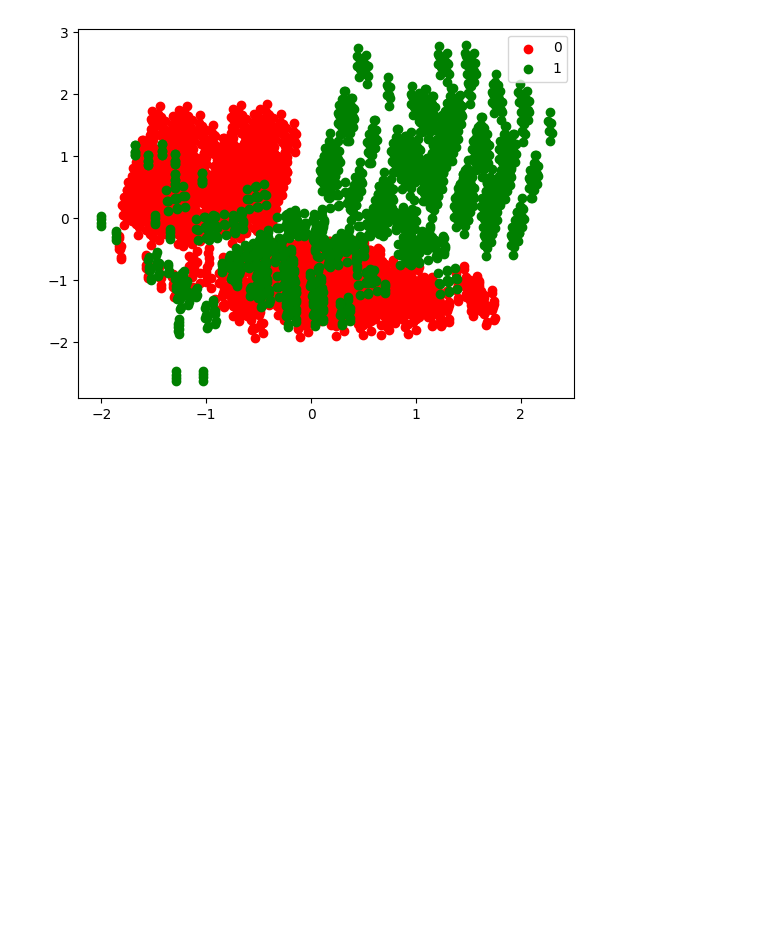
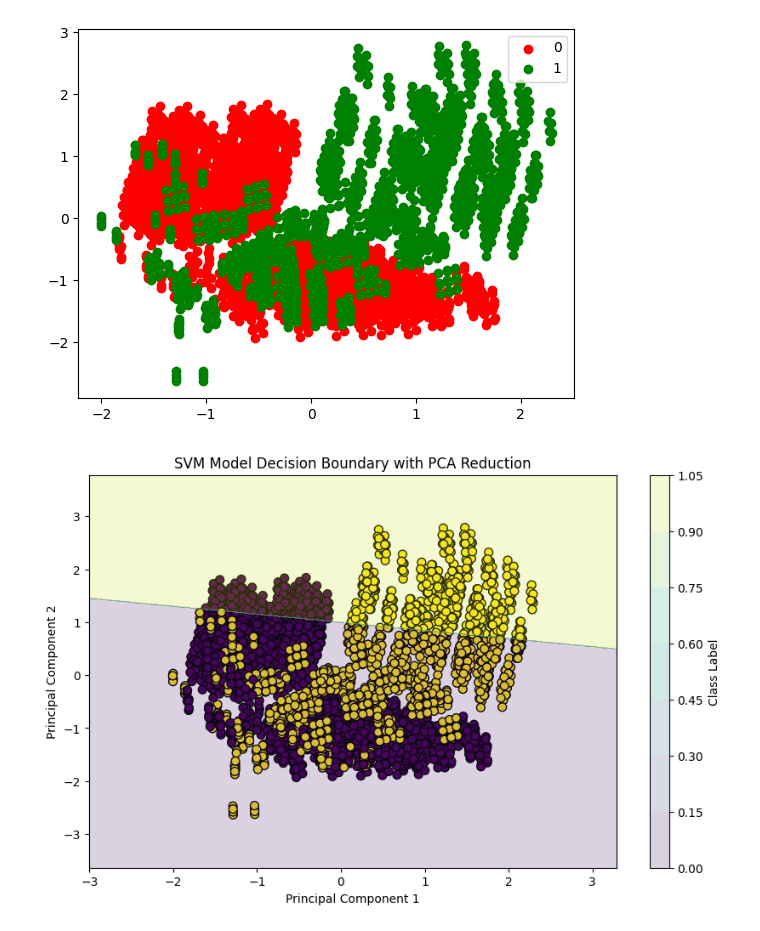
Before and after one commit to KhanhTheChau/MHUD-CT294, a Jupyter notebook: svm.ipynb, the cells around one changed output. Cells and saved outputs as stored; diff of their text form; code cells hidden in the pictures; blank space fills up the shorter version.

Commit message:
add plot SVM model Decision Boundary in svm.ipynb

```diff
--- a/svm.ipynb
+++ b/svm.ipynb
@@ -93,10 +93,10 @@ Length of y test: 1881
 # %% [markdown]
 ### Training data with Support Vector Machine model
 # %%
-svc_model = SVC(kernel="linear").fit(X_train, y_train)
+svm_model = SVC(kernel="linear").fit(X_train, y_train)
 
-y_predict = svc_model.predict(X_test)
-svc_model.score(X_test, y_test)
+y_predict = svm_model.predict(X_test)
+svm_model.score(X_test, y_test)
 # %% [output]
 0.986709197235513
 # %% [markdown]
@@ -210,3 +210,25 @@ plt.legend()
 plt.show()
 # %% [output]
 [figure]
+# %%
+plt.figure(figsize=(10, 6))
+plt.scatter(features_pca[:, 0], features_pca[:, 1], c=target, cmap='viridis', edgecolor='k', s=50)
+
+# Create a mesh grid for the decision boundary
+x_min, x_max = features_pca[:, 0].min() - 1, features_pca[:, 0].max() + 1
+y_min, y_max = features_pca[:, 1].min() - 1, features_pca[:, 1].max() + 1
+xx, yy = np.meshgrid(np.arange(x_min, x_max, 0.01), np.arange(y_min, y_max, 0.01))
+
+# Predict on the mesh grid
+Z = svm_model.predict(pca_model.inverse_transform(np.c_[xx.ravel(), yy.ravel()]))
+Z = Z.reshape(xx.shape)
+
+# Plot decision boundary
+plt.contourf(xx, yy, Z, alpha=0.2, cmap='viridis')
+plt.title("SVM Model Decision Boundary with PCA Reduction")
+plt.xlabel("Principal Component 1")
+plt.ylabel("Principal Component 2")
+plt.colorbar(label='Class Label')
+plt.show()
+# %% [output]
+[figure, added]
```
Also changed, not shown: 2 other files.
